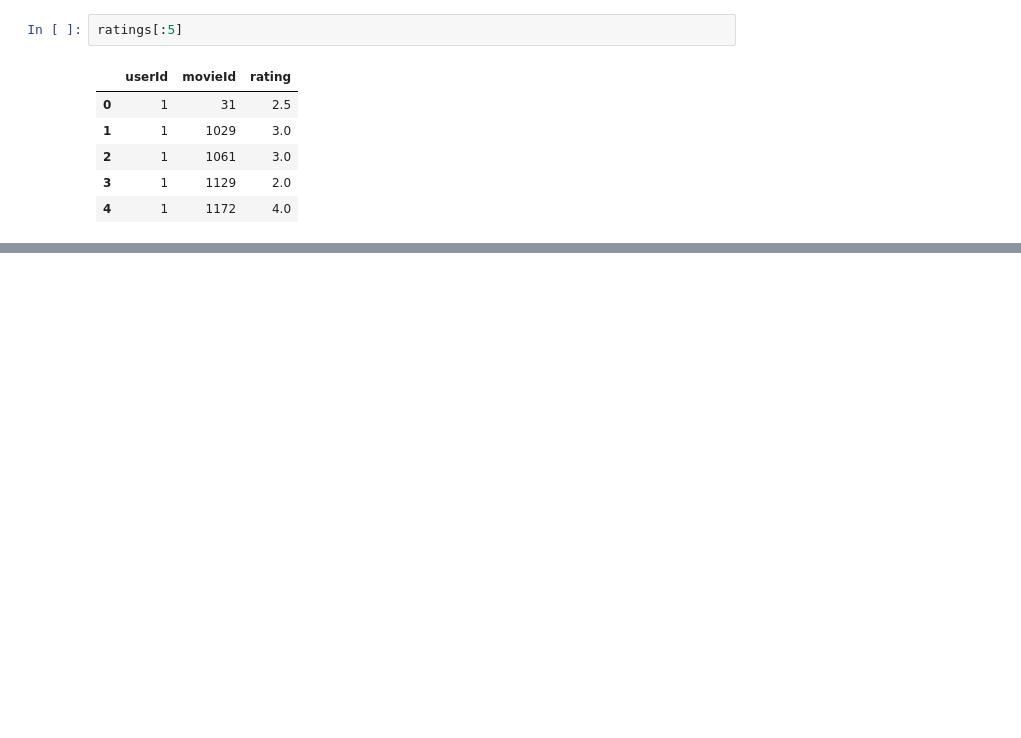
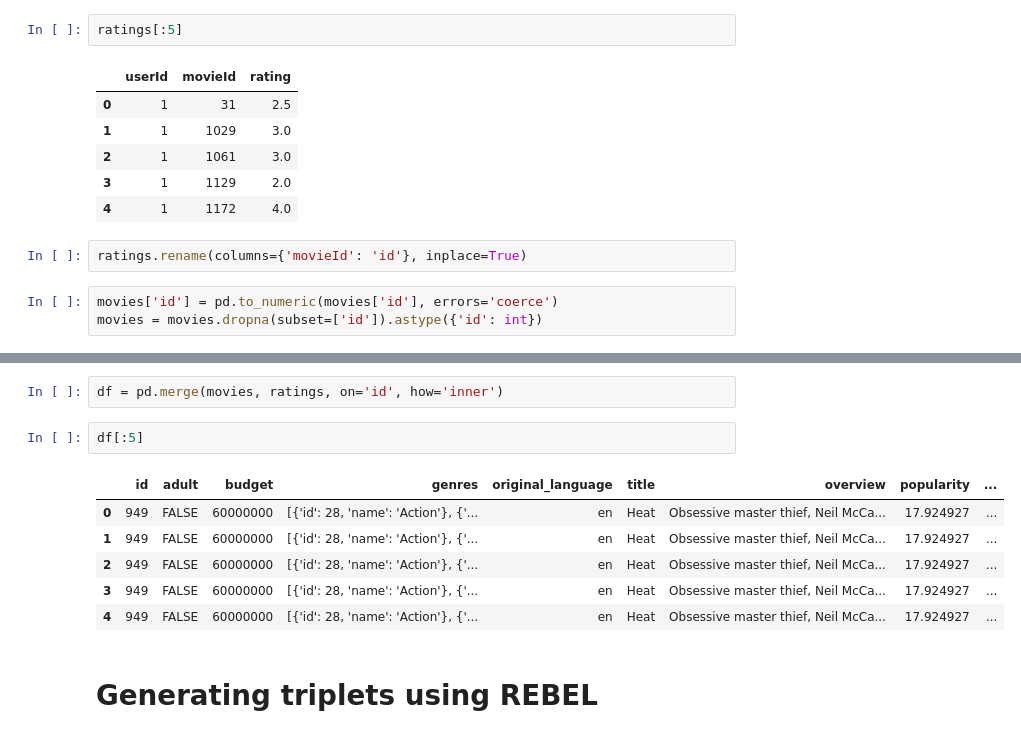
Before and after one commit to miabosheva/web-based-systems, a Jupyter notebook: hw4/kg_const_link_pred.ipynb, the cells around one changed output, grey strips where cells are left out. Saved outputs shown, nothing was run; the diff lists cells and outputs as text; blank space fills up the shorter version.

```diff
--- a/hw4/kg_const_link_pred.ipynb
+++ b/hw4/kg_const_link_pred.ipynb
@@ -24,3 +24,8 @@ ratings[:5]
 | 2 | 1 | 1061 | 3.0 |
 | 3 | 1 | 1129 | 2.0 |
 | 4 | 1 | 1172 | 4.0 |
+# %%
+ratings.rename(columns={'movieId': 'id'}, inplace=True)
+# %%
+movies['id'] = pd.to_numeric(movies['id'], errors='coerce')
+movies = movies.dropna(subset=['id']).astype({'id': int})
@@ -26,0 +47,13 @@ ratings[:5]
+# %%
+df = pd.merge(movies, ratings, on='id', how='inner')
+# %%
+df[:5]
+# %% [output]
+|  | id | adult | budget | genres | original_language | title | overview | popularity | ... |
+| 0 | 949 | FALSE | 60000000 | [{'id': 28, 'name': 'Action'}, {'... | en | Heat | Obsessive master thief, Neil McCa... | 17.924927 | ... |
+| 1 | 949 | FALSE | 60000000 | [{'id': 28, 'name': 'Action'}, {'... | en | Heat | Obsessive master thief, Neil McCa... | 17.924927 | ... |
+| 2 | 949 | FALSE | 60000000 | [{'id': 28, 'name': 'Action'}, {'... | en | Heat | Obsessive master thief, Neil McCa... | 17.924927 | ... |
+| 3 | 949 | FALSE | 60000000 | [{'id': 28, 'name': 'Action'}, {'... | en | Heat | Obsessive master thief, Neil McCa... | 17.924927 | ... |
+| 4 | 949 | FALSE | 60000000 | [{'id': 28, 'name': 'Action'}, {'... | en | Heat | Obsessive master thief, Neil McCa... | 17.924927 | ... |
+# %% [markdown]
+# Generating triplets using REBEL
```
Also changed, not shown: parts of 25 cells of this notebook.
